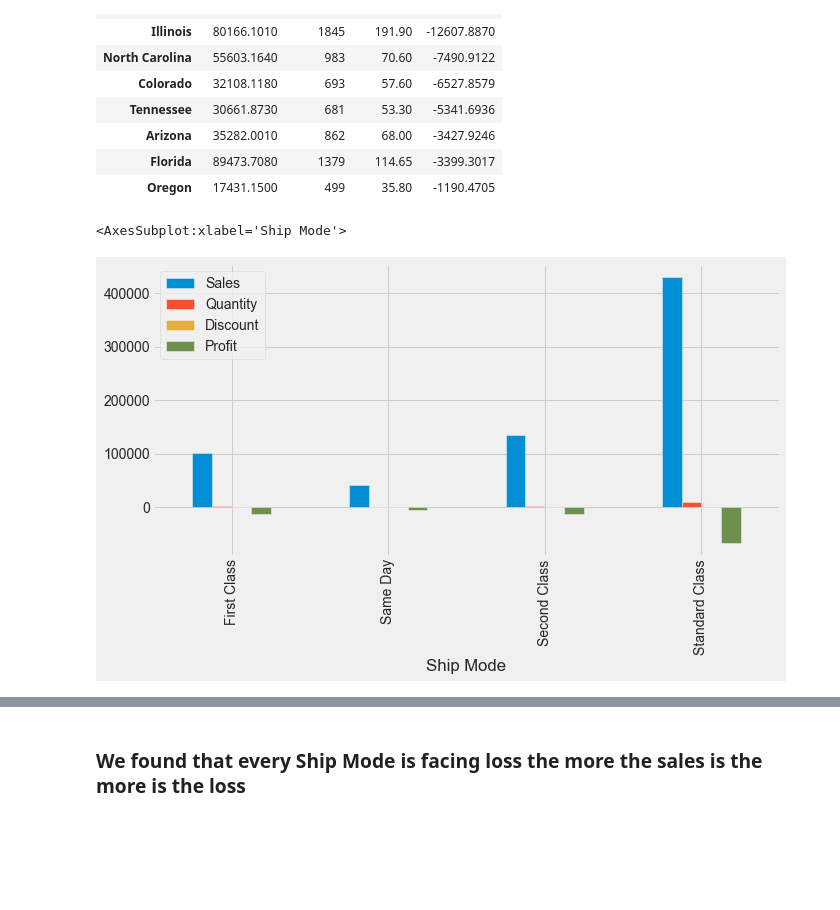
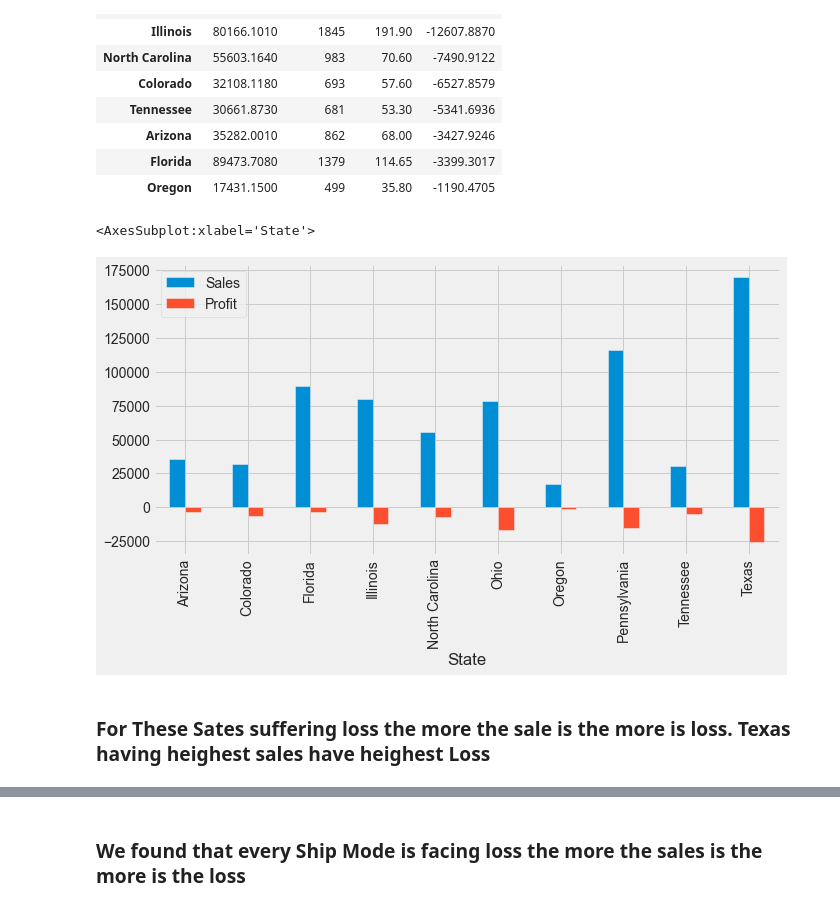
Before and after one commit to rbritik/Sparks-Internship, a Jupyter notebook: EDA Retail.ipynb, the cells around one changed output, grey strips where cells are left out. Saved outputs shown, nothing was run; the diff lists cells and outputs as text; code cells hidden in the pictures; blank space fills up the shorter version.

```diff
--- a/EDA Retail.ipynb
+++ b/EDA Retail.ipynb
@@ -244,7 +257,11 @@ Account_per_state[Account_per_state.Profit < 0].sort_values("Profit", ascending
 # %%
 df2 = df[df["State"].isin(["Texas", "Ohio", "Pennsylvania", "Illinois","North Carolina","Colorado","Tennessee",\
                            "Arizona","Florida","Oregon"])]
-df2.groupby(["Ship Mode"]).sum().plot.bar(figsize = (10,5))
+dt2_states = df2.groupby(["State"]).sum()
+dt2_states.drop(["Discount","Quantity"], axis = 1, inplace = True)
+dt2_states.plot.bar(figsize = (10,5))
 # %% [output]
-<AxesSubplot:xlabel='Ship Mode'>
+<AxesSubplot:xlabel='State'>
-[figure, old version]
+[figure, new version]
+# %% [markdown]
+### For These Sates suffering loss the more the sale is the more is loss. Texas having  heighest sales have heighest Loss
```
Also changed, not shown: parts of 7 cells of this notebook.
